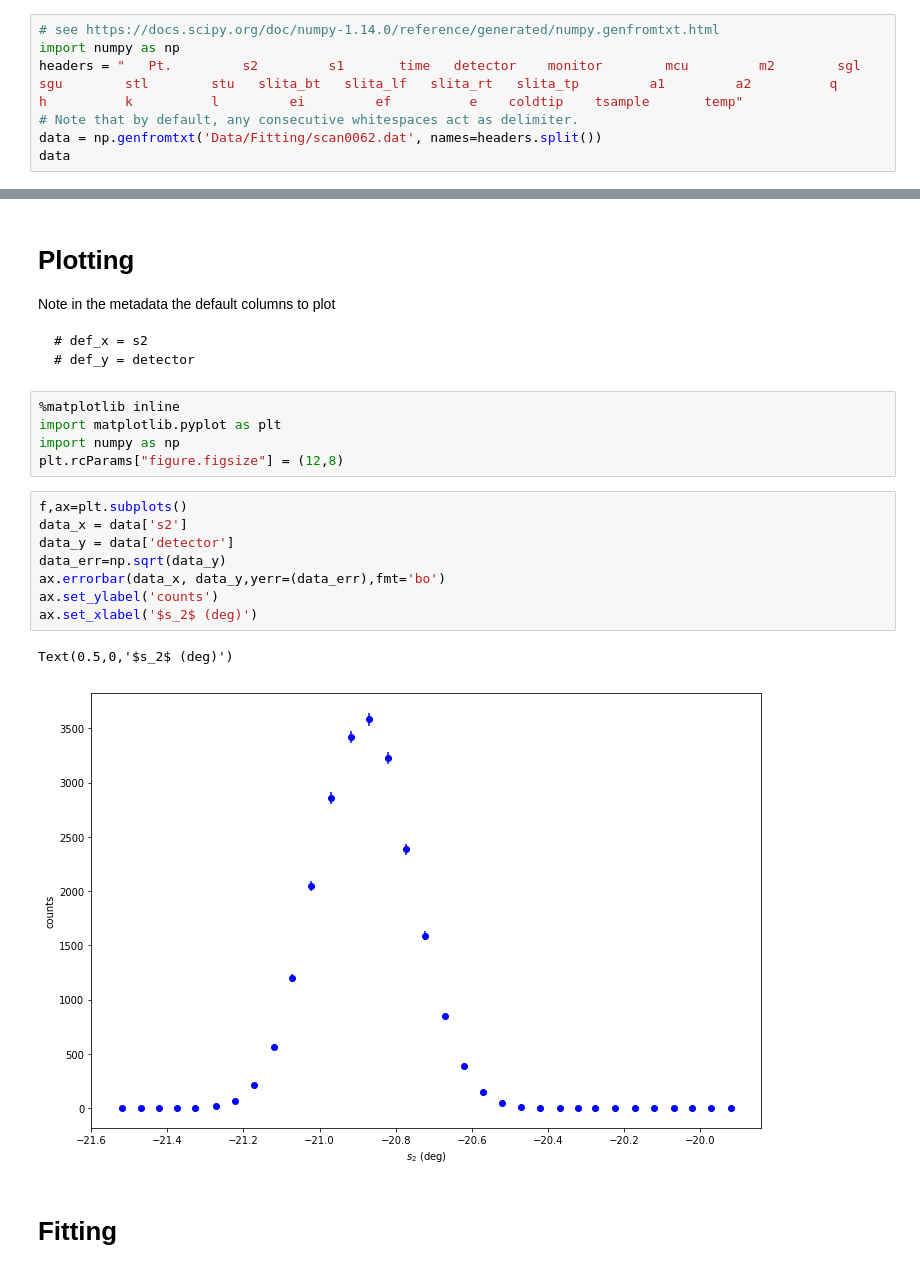
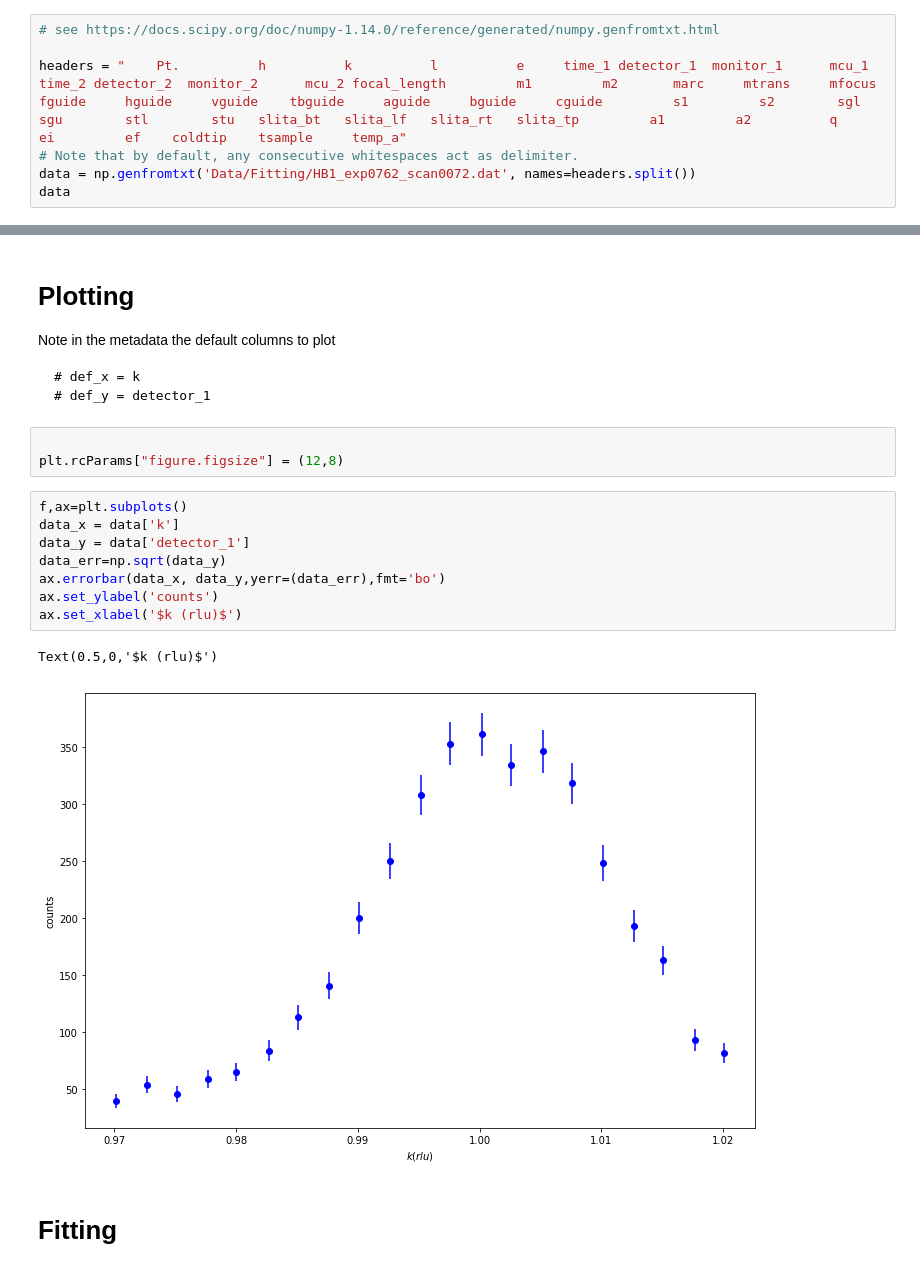
Before and after one commit to neutrons/IPythonNotebookTutorial, a Jupyter notebook: Gaussian Fitting.ipynb, the cells around one changed output, grey strips where cells are left out. Cells and saved outputs as stored; diff of their text form.

````diff
--- a/Gaussian Fitting.ipynb
+++ b/Gaussian Fitting.ipynb
@@ -25,8 +40,8 @@ scan0062.dat
 # %%
 # see https://docs.scipy.org/doc/numpy-1.14.0/reference/generated/numpy.genfromtxt.html
-import numpy as np
-headers = "   Pt.         s2         s1       time   detector    monitor        mcu         m2        sgl        sgu        stl        stu   slita_bt   slita_lf   slita_rt   slita_tp         a1         a2          q          h          k          l         ei         ef          e    coldtip    tsample       temp"
+
+headers = "    Pt.          h          k          l          e     time_1 detector_1  monitor_1      mcu_1     time_2 detector_2  monitor_2      mcu_2 focal_length         m1         m2       marc     mtrans     mfocus     fguide     hguide     vguide    tbguide     aguide     bguide     cguide         s1         s2        sgl        sgu        stl        stu   slita_bt   slita_lf   slita_rt   slita_tp         a1         a2          q         ei         ef    coldtip    tsample     temp_a"
 # Note that by default, any consecutive whitespaces act as delimiter.
-data = np.genfromtxt('Data/Fitting/scan0062.dat', names=headers.split())
+data = np.genfromtxt('Data/Fitting/HB1_exp0762_scan0072.dat', names=headers.split())
 data
 # %% [output]
@@ -53,25 +68,23 @@ array([( 1., -19.9205, -8.1965, 4.882, 0.000e+00, 132501., 5., 41.2563, 1.362, 0
 Note in the metadata the default columns to plot
 
 ```
-# def_x = s2
-# def_y = detector
+# def_x = k
+# def_y = detector_1
 ```
 # %%
-%matplotlib inline
-import matplotlib.pyplot as plt
-import numpy as np
+
 plt.rcParams["figure.figsize"] = (12,8)
 # %%
 f,ax=plt.subplots()
-data_x = data['s2']
-data_y = data['detector']
+data_x = data['k']
+data_y = data['detector_1']
 data_err=np.sqrt(data_y)
 ax.errorbar(data_x, data_y,yerr=(data_err),fmt='bo')
 ax.set_ylabel('counts')
-ax.set_xlabel('$s_2$ (deg)')
+ax.set_xlabel('$k (rlu)$')
 # %% [output]
-Text(0.5,0,'$s_2$ (deg)')
+Text(0.5,0,'$k (rlu)$')
-[figure, old version]
+[figure, new version]
 # %% [markdown]
 # Fitting
 # %% [markdown]
````
Also changed, not shown: parts of 33 cells of this notebook.
